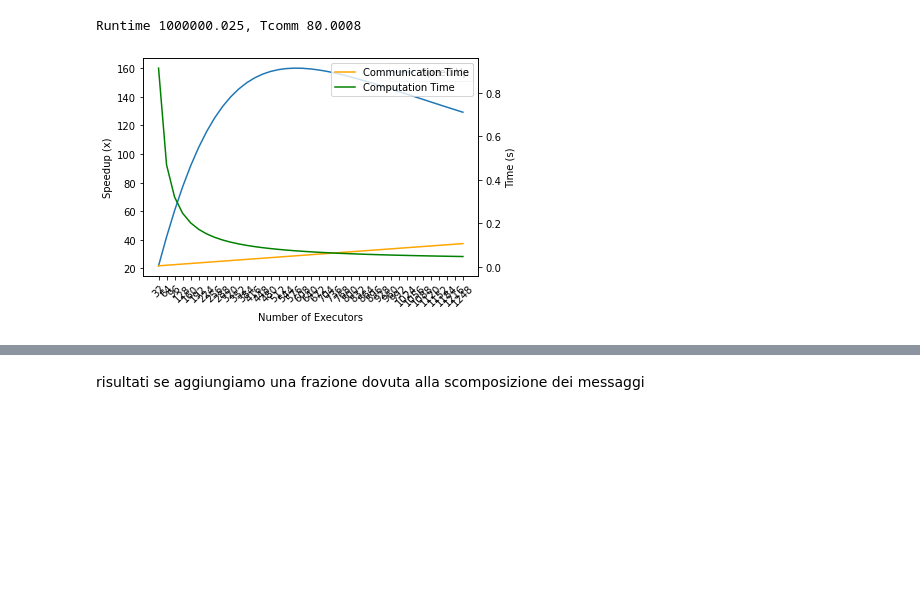
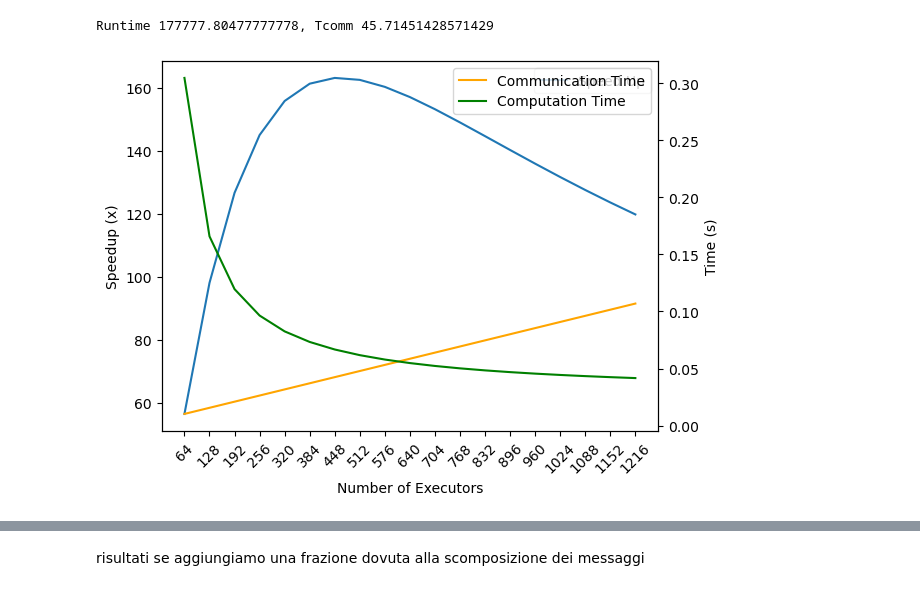
Before and after one commit to PrimeMinisterOfGreed/DistributedCrack, a Jupyter notebook: doc/proposal/simulations.ipynb, the cells around one changed output, grey strips where cells are left out. Cells and saved outputs as stored; diff of their text form; code cells hidden in the pictures; blank space fills up the shorter version.

Commit message:
add graphics update chapter 1

```diff
--- a/doc/proposal/simulations.ipynb
+++ b/doc/proposal/simulations.ipynb
@@ -80,28 +80,30 @@ class Simulation:
     def speedup(self) -> float:
         return self.t_seq()/self.runtime()
     def efficiency(self) -> float:
-        return self.speedup() / self.p.executors
+        return (self.speedup() / self.p.executors)*100
     def L(self,x):
         return x/ self.p.disk_velocity
     def S(self,x):
         return x / self.p.network_velocity
     def H(self,x):
         return self.p.mean_hash_time * x
+    def C(self,x,y):
+        return ((x*y)*self.p.hash_size)/self.p.cpu_speed
 
     pass
 
 
-md5_sim_param = SimulationParameters(
+sha256_sim_param = SimulationParameters(
     executors=1,
     round_trip_time=1*10**-5,
-    database_size=100000,
+    database_size=1,
     passwords_size=10000,
     mean_password_chars=16,
-    mean_hash_time=2.5*10**-6,
+    mean_hash_time=2.7*10**-6, # seconds
     network_velocity=2.5*10**9,  # GB/s
-    disk_velocity=200*10**6,       # MB/s
+    disk_velocity=700*10**6,       # MB/s
     cpu_speed=1.8*10**9,            # GHz
-    hash_size=16                   # bytes
+    hash_size=32                   # bytes
 )
 # %%
 class SequentialSimulation(Simulation):
@@ -109,7 +111,7 @@ class SequentialSimulation(Simulation):
         return self.L(self.p.database_size*self.p.hash_size) + self.L(self.p.passwords_size*self.p.mean_password_chars)
 
     def t_seq_comp(self) -> float:
-        return self.H(self.p.passwords_size) + self.p.database_size * self.p.passwords_size * 10**-7
+        return self.H(self.p.passwords_size) + self.C(self.p.database_size, self.p.passwords_size)
 
     def t_seq(self) -> float:
         return self.t_seq_comm() + self.t_seq_comp()
@@ -119,42 +121,42 @@ class SequentialSimulation(Simulation):
         return self.t_seq_comp()
     pass
 
-sim = SequentialSimulation(md5_sim_param).execute([x for x in range(1,100)],[10**i for i in range(1,10)])
+sim = SequentialSimulation(sha256_sim_param).execute([x for x in range(1,100)],[10**i for i in range(1,10)])
 print(f"Runtime {sim[8,0].comp_time}, Tcomm {sim[8,0].comm_time}")
 # %% [output]
-Runtime 1000000.025, Tcomm 80.0008
+Runtime 177777.80477777778, Tcomm 45.71451428571429
 # %%
 from matplotlib.pyplot import xlabel, ylabel
 
 class LinearSimulation(SequentialSimulation):
     def t_comm(self) -> float:
         return self.L(self.p.passwords_size*self.p.mean_password_chars) + self.L(self.p.database_size*self.p.hash_size) + self.S(self.p.passwords_size*self.p.mean_password_chars) * self.p.executors + self.S(self.p.database_size*self.p.hash_size/self.p.executors)+ 2 * self.p.round_trip_time * self.p.executors
     def t_comp(self) -> float:
-        return self.H(self.p.passwords_size) + ((self.p.database_size * self.p.hash_size /self.p.executors) * self.p.passwords_size*self.p.hash_size) /self.p.cpu_speed
+        return self.H(self.p.passwords_size) + self.C(self.p.database_size/self.p.executors, self.p.passwords_size)
     pass
 
 
 
-scale = LinearSimulation(md5_sim_param).execute([32*i for i in range(1,40)], [1000*i for i in range(20,400)])
+scale = LinearSimulation(sha256_sim_param).execute([64*i for i in range(1,20)], [(10**5)*i for i in range(1,20)])
 
 def plot_speedup(scale,index):
 # set labels in plot
     xlabel('Number of Executors')
     ylabel('Speedup (x)')
     plt.plot([x for x in range(len(scale[index]))], [x.speedup for x in scale[index]] , label='Speed Up')
     # add to x the correct labels
     plt.xticks([x for x in range(len(scale[index]))], [f"{int(s.executors)}" for s in scale[index]], rotation=45)
     plt.legend()
     # add third axis
     plt.twinx()
     plt.ylabel('Time (s)')
     plt.plot([x for x in range(len(scale[index]))], [s.comm_time for s in scale[index]], label='Communication Time', color='orange')
     plt.plot([x for x in range(len(scale[index]))], [s.comp_time for s in scale[index]], label='Computation Time', color='green')
     plt.legend()
     plt.show()
 
 plot_speedup(scale,0)  # Plot for the first instance of scale
 # %% [output]
-[figure, old version]
+[figure, new version]
 # %%
 def plot_cc_ratio(scale,index):
```
Also changed, not shown: parts of 6 cells of this notebook, 3 other files.
